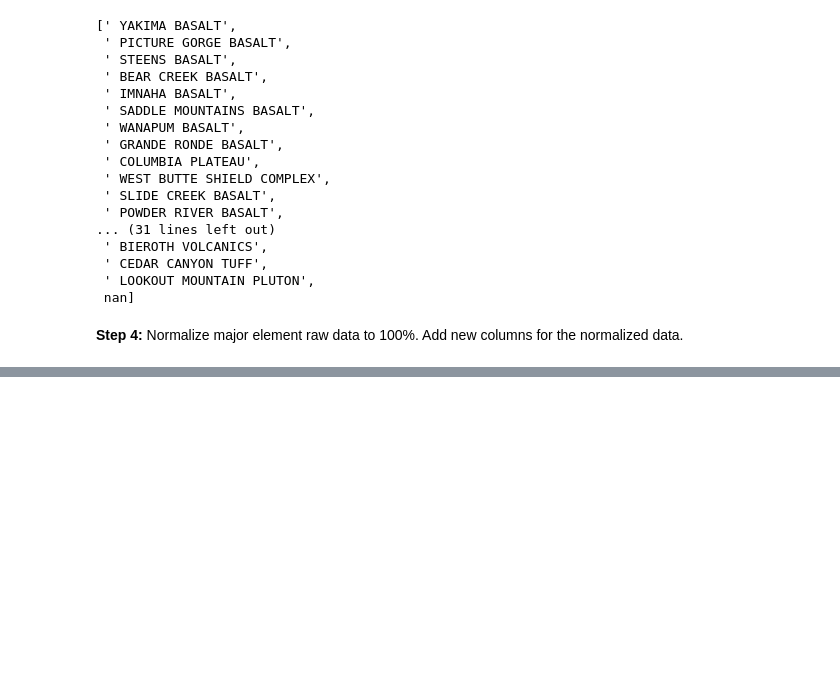
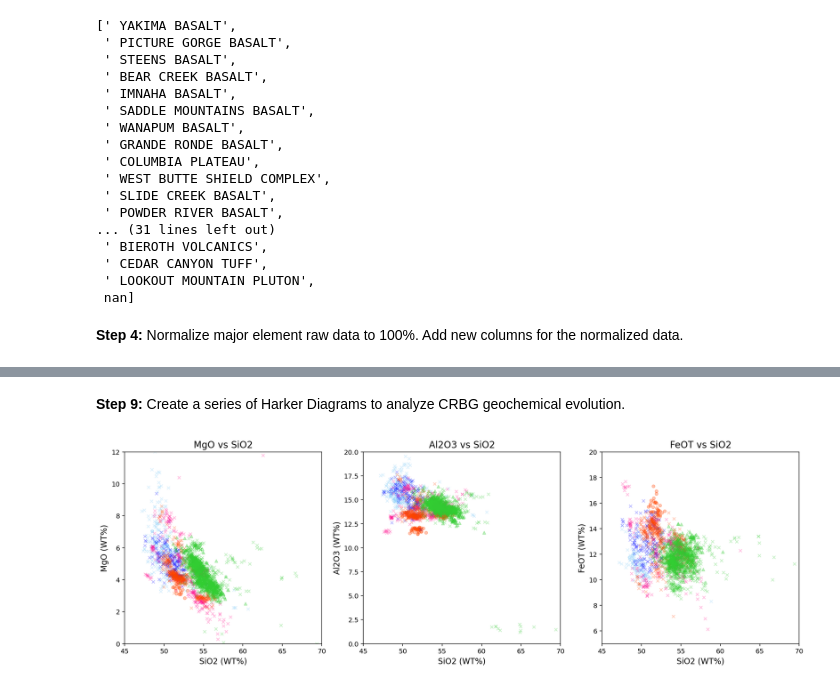
Before and after one commit to lhlinka/rces-final-project, a Jupyter notebook: finalproject.ipynb, the cells around one changed output, grey strips where cells are left out. Saved outputs shown, nothing was run; the diff lists cells and outputs as text; code cells hidden in the pictures; blank space fills up the shorter version.

```diff
--- a/finalproject.ipynb
+++ b/finalproject.ipynb
@@ -245,0 +326,54 @@ ax[2].set_ylim(0,40);
+# %% [markdown]
+<b> Step 9: </b>Create a series of Harker Diagrams to analyze CRBG geochemical evolution.
+# %%
+fig, ax= plt.subplots(ncols=3, figsize=(15,5), tight_layout = True)
+
+gb_inclusion.get_group(' STEENS BASALT').plot.scatter(x='SIO2(WT%)NORM', y='MGO(WT%)NORM', c='lightskyblue', marker='o', alpha=0.3, ax=ax[0])
+gb_inclusion.get_group(' WANAPUM BASALT').plot.scatter(x='SIO2(WT%)NORM', y='MGO(WT%)NORM', c='orangered', marker='o', alpha=0.3, ax=ax[0])
+gb_glass.get_group(' WANAPUM BASALT').plot.scatter(x='SIO2(WT%)NORM', y='MGO(WT%)NORM', c='orangered', marker='^', alpha=0.3, ax=ax[0])
+gb_glass.get_group(' GRANDE RONDE BASALT').plot.scatter(x='SIO2(WT%)NORM', y='MGO(WT%)NORM', c='limegreen', marker='^', alpha=0.3, ax=ax[0])
+gb_wholerock.get_group(' STEENS BASALT').plot.scatter(x='SIO2(WT%)NORM', y='MGO(WT%)NORM', c='lightskyblue', marker='x', alpha = 0.3, ax=ax[0])
+gb_wholerock.get_group(' IMNAHA BASALT').plot.scatter(x='SIO2(WT%)NORM', y='MGO(WT%)NORM', c='blue', marker='x', alpha = 0.3, ax=ax[0])
+gb_wholerock.get_group(' SADDLE MOUNTAINS BASALT').plot.scatter(x='SIO2(WT%)NORM', y='MGO(WT%)NORM', c='deeppink', marker='x', alpha = 0.3, ax=ax[0])
+gb_wholerock.get_group(' WANAPUM BASALT').plot.scatter(x='SIO2(WT%)NORM', y='MGO(WT%)NORM', c='orangered', marker='x', alpha = 0.3, ax=ax[0])
+gb_wholerock.get_group(' GRANDE RONDE BASALT').plot.scatter(x='SIO2(WT%)NORM', y='MGO(WT%)NORM', c='limegreen', marker='x', alpha = 0.3, ax=ax[0])
+
+gb_inclusion.get_group(' STEENS BASALT').plot.scatter(x='SIO2(WT%)NORM', y='AL2O3(WT%)NORM', c='lightskyblue', marker='o', alpha=0.3, ax=ax[1])
+gb_inclusion.get_group(' WANAPUM BASALT').plot.scatter(x='SIO2(WT%)NORM', y='AL2O3(WT%)NORM', c='orangered', marker='o', alpha=0.3, ax=ax[1])
+gb_glass.get_group(' WANAPUM BASALT').plot.scatter(x='SIO2(WT%)NORM', y='AL2O3(WT%)NORM', c='orangered', marker='^', alpha=0.3, ax=ax[1])
+gb_glass.get_group(' GRANDE RONDE BASALT').plot.scatter(x='SIO2(WT%)NORM', y='AL2O3(WT%)NORM', c='limegreen', marker='^', alpha=0.3, ax=ax[1])
+gb_wholerock.get_group(' STEENS BASALT').plot.scatter(x='SIO2(WT%)NORM', y='AL2O3(WT%)NORM', c='lightskyblue', marker='x', alpha = 0.3, ax=ax[1])
+gb_wholerock.get_group(' IMNAHA BASALT').plot.scatter(x='SIO2(WT%)NORM', y='AL2O3(WT%)NORM', c='blue', marker='x', alpha = 0.3, ax=ax[1])
+gb_wholerock.get_group(' SADDLE MOUNTAINS BASALT').plot.scatter(x='SIO2(WT%)NORM', y='AL2O3(WT%)NORM', c='deeppink', marker='x', alpha = 0.3, ax=ax[1])
+gb_wholerock.get_group(' WANAPUM BASALT').plot.scatter(x='SIO2(WT%)NORM', y='AL2O3(WT%)NORM', c='orangered', marker='x', alpha = 0.3, ax=ax[1])
+gb_wholerock.get_group(' GRANDE RONDE BASALT').plot.scatter(x='SIO2(WT%)NORM', y='AL2O3(WT%)NORM', c='limegreen', marker='x', alpha = 0.3, ax=ax[1])
+
+gb_inclusion.get_group(' STEENS BASALT').plot.scatter(x='SIO2(WT%)NORM', y='FEOT(WT%)NORM', c='lightskyblue', marker='o', alpha=0.3, ax=ax[2])
+gb_inclusion.get_group(' WANAPUM BASALT').plot.scatter(x='SIO2(WT%)NORM', y='FEOT(WT%)NORM', c='orangered', marker='o', alpha=0.3, ax=ax[2])
+gb_glass.get_group(' WANAPUM BASALT').plot.scatter(x='SIO2(WT%)NORM', y='FEOT(WT%)NORM', c='orangered', marker='^', alpha=0.3, ax=ax[2])
+gb_glass.get_group(' GRANDE RONDE BASALT').plot.scatter(x='SIO2(WT%)NORM', y='FEOT(WT%)NORM', c='limegreen', marker='^', alpha=0.3, ax=ax[2])
+gb_wholerock.get_group(' STEENS BASALT').plot.scatter(x='SIO2(WT%)NORM', y='FEOT(WT%)NORM', c='lightskyblue', marker='x', alpha = 0.3, ax=ax[2])
+gb_wholerock.get_group(' IMNAHA BASALT').plot.scatter(x='SIO2(WT%)NORM', y='FEOT(WT%)NORM', c='blue', marker='x', alpha = 0.3, ax=ax[2])
+gb_wholerock.get_group(' SADDLE MOUNTAINS BASALT').plot.scatter(x='SIO2(WT%)NORM', y='FEOT(WT%)NORM', c='deeppink', marker='x', alpha = 0.3, ax=ax[2])
+gb_wholerock.get_group(' WANAPUM BASALT').plot.scatter(x='SIO2(WT%)NORM', y='FEOT(WT%)NORM', c='orangered', marker='x', alpha = 0.3, ax=ax[2])
+gb_wholerock.get_group(' GRANDE RONDE BASALT').plot.scatter(x='SIO2(WT%)NORM', y='FEOT(WT%)NORM', c='limegreen', marker='x', alpha = 0.3, ax=ax[2])
+
+ax[0].set_title('MgO vs SiO2', fontsize = 14)
+ax[0].set_xlabel('SiO2 (WT%)', fontsize = 12)
+ax[0].set_ylabel('MgO (WT%)', fontsize = 12)
+ax[0].set_xlim(45,70)
+ax[0].set_ylim(0,12)
+
+ax[1].set_title('Al2O3 vs SiO2', fontsize = 14)
+ax[1].set_xlabel('SiO2 (WT%)', fontsize = 12)
+ax[1].set_ylabel('Al2O3 (WT%)', fontsize = 12)
+ax[1].set_xlim(45,70)
+ax[1].set_ylim(0,20)
+
+ax[2].set_title('FeOT vs SiO2', fontsize = 14)
+ax[2].set_xlabel('SiO2 (WT%)', fontsize = 12)
+ax[2].set_ylabel('FeOT (WT%)', fontsize = 12)
+ax[2].set_xlim(45,70)
+ax[2].set_ylim(5,20);
+# %% [output]
+[figure, added]
```
Also changed, not shown: parts of 43 cells of this notebook.
